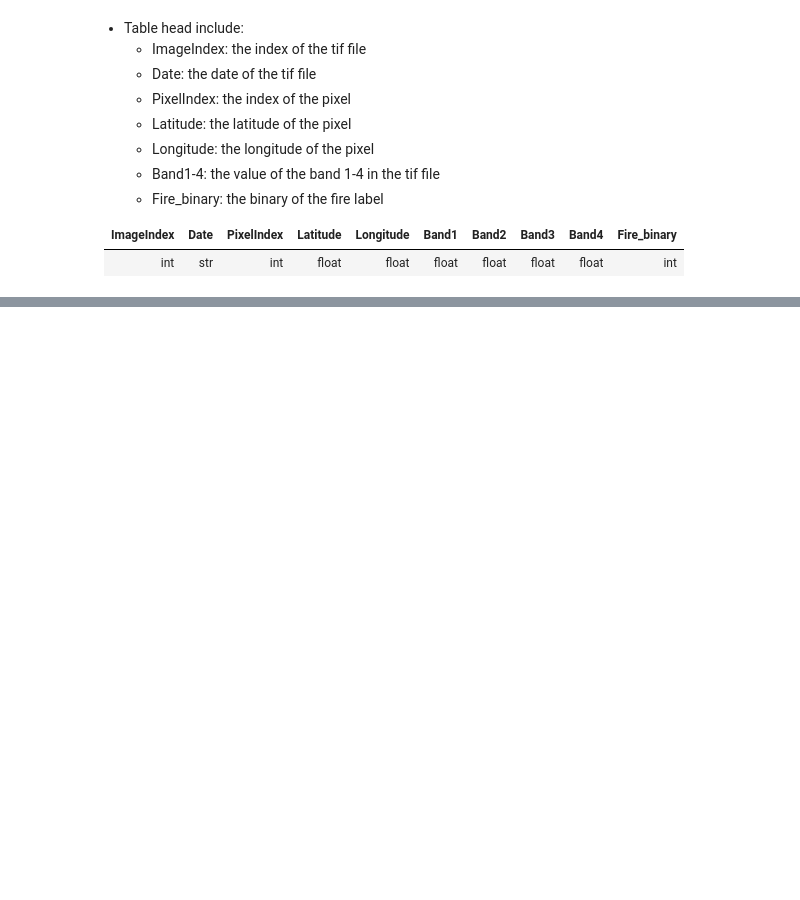
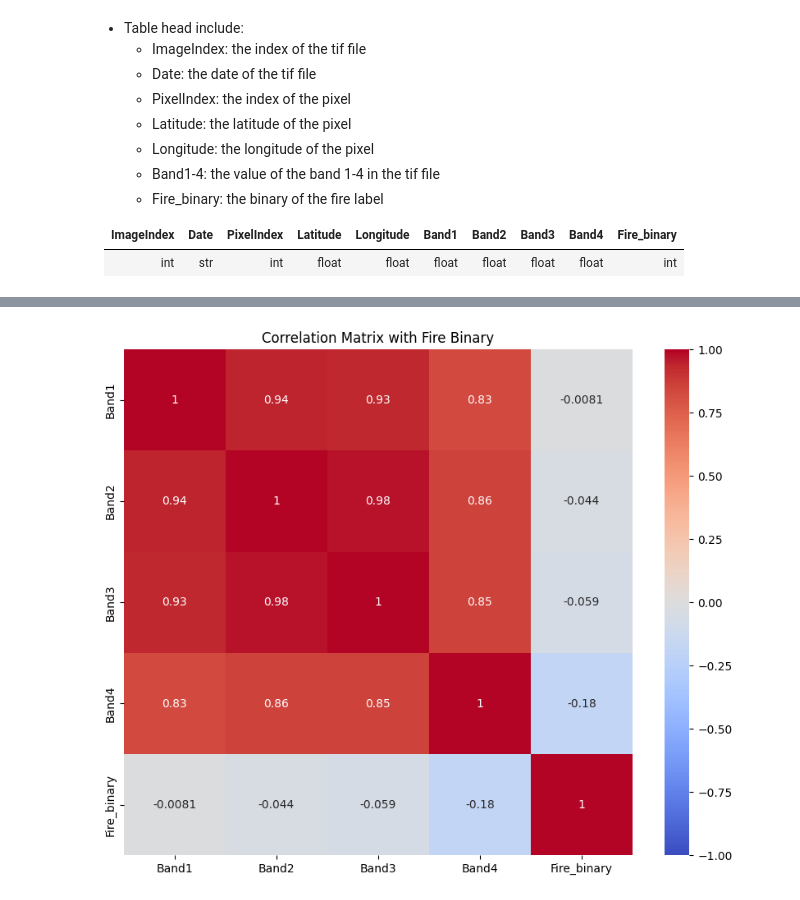
Before and after one commit to wayne-xyz/GoogleEarthEngineTask, a Jupyter notebook: Tif_Trainning/Tif_training.ipynb, the cells around one changed output, grey strips where cells are left out. Drawn from its saved outputs; the diff is of its cells as text; code cells hidden in the pictures; blank space fills up the shorter version.

```diff
--- a/Tif_Trainning/Tif_training.ipynb
+++ b/Tif_Trainning/Tif_training.ipynb
@@ -492,0 +637,99 @@ The table is saved to csv/example.csv
+# %%
+import pandas as pd
+import numpy as np
+import matplotlib.pyplot as plt
+import seaborn as sns
+from scipy.stats import pointbiserialr, chi2_contingency
+from sklearn.metrics import mutual_info_score
+
+def analyze_band_fire_correlations(df):
+    """
+    Comprehensive correlation analysis between bands and fire_binary
+    """
+    bands = ['Band1', 'Band2', 'Band3', 'Band4']
+
+    # 1. Point Biserial Correlation (for binary and continuous variables)
+    print("Point Biserial Correlation:")
+    for band in bands:
+        correlation, pvalue = pointbiserialr(df['Fire_binary'], df[band])
+        print(f"{band}:")
+        print(f"  Correlation: {correlation:.4f}")
+        print(f"  P-value: {pvalue:.4e}")
+        print()
+
+    # 2. Create correlation matrix including Fire_binary
+    corr_matrix = df[bands + ['Fire_binary']].corr()
+
+    # Visualize correlation matrix
+    plt.figure(figsize=(10, 8))
+    sns.heatmap(corr_matrix, annot=True, cmap='coolwarm', vmin=-1, vmax=1)
+    plt.title('Correlation Matrix with Fire Binary')
+    plt.show()
+
+    # 3. Mutual Information Score (captures non-linear relationships)
+    print("\nMutual Information Scores:")
+    for band in bands:
+        mi_score = mutual_info_score(df['Fire_binary'],
+                                   pd.qcut(df[band], q=10, duplicates='drop'))
+        print(f"{band}: {mi_score:.4f}")
+
+    # 4. Box plots for each band by fire/non-fire
+    plt.figure(figsize=(15, 5))
+    for i, band in enumerate(bands, 1):
+        plt.subplot(1, 4, i)
+        sns.boxplot(x='Fire_binary', y=band, data=df)
+        plt.title(f'{band} by Fire')
+    plt.tight_layout()
+    plt.show()
+
+    # 5. Band ratios analysis
+    print("\nBand Ratios Analysis:")
+    # Create common vegetation indices
+    df['NDVI'] = (df['Band4'] - df['Band3']) / (df['Band4'] + df['Band3'])
+    df['GNDVI'] = (df['Band4'] - df['Band2']) / (df['Band4'] + df['Band2'])
+
+    for index in ['NDVI', 'GNDVI']:
+        correlation, pvalue = pointbiserialr(df['Fire_binary'], df[index])
+        print(f"{index}:")
+        print(f"  Correlation: {correlation:.4f}")
+        print(f"  P-value: {pvalue:.4e}")
+
+    # 6. Density plots
+    plt.figure(figsize=(15, 5))
+    for i, band in enumerate(bands, 1):
+        plt.subplot(1, 4, i)
+        sns.kdeplot(data=df, x=band, hue='Fire_binary', common_norm=False)
+        plt.title(f'{band} Density by Fire')
+    plt.tight_layout()
+    plt.show()
+
+    # 7. Statistical tests for each band
+    print("\nStatistical Tests:")
+    for band in bands:
+        # Mann-Whitney U test (non-parametric)
+        from scipy.stats import mannwhitneyu
+        stat, p_value = mannwhitneyu(df[df['Fire_binary']==1][band],
+                                   df[df['Fire_binary']==0][band])
+        print(f"\n{band} Mann-Whitney U test:")
+        print(f"  Statistic: {stat:.4f}")
+        print(f"  P-value: {p_value:.4e}")
+
+    return corr_matrix
+
+# Run the analysis
+csv_file = "csv/example.csv"
+df = pd.read_csv(csv_file)
+correlations = analyze_band_fire_correlations(df)
+
+# Additional visualization: Scatter matrix
+plt.figure(figsize=(12, 12))
+pd.plotting.scatter_matrix(df[['Band1', 'Band2', 'Band3', 'Band4', 'Fire_binary']],
+                         diagonal='kde')
+plt.tight_layout()
+plt.show()
+
+# Print summary of strongest correlations
+print("\nStrongest correlations with Fire_binary:")
+fire_correlations = correlations['Fire_binary'].drop('Fire_binary').sort_values(ascending=False)
+print(fire_correlations)
+# %% [output]
@@ -492,0 +752 @@ The table is saved to csv/example.csv
+[figure, added]
```
Also changed, not shown: parts of 9 cells of this notebook.
